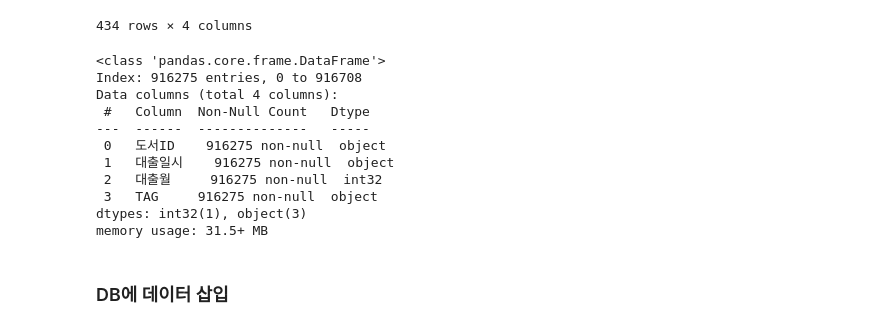
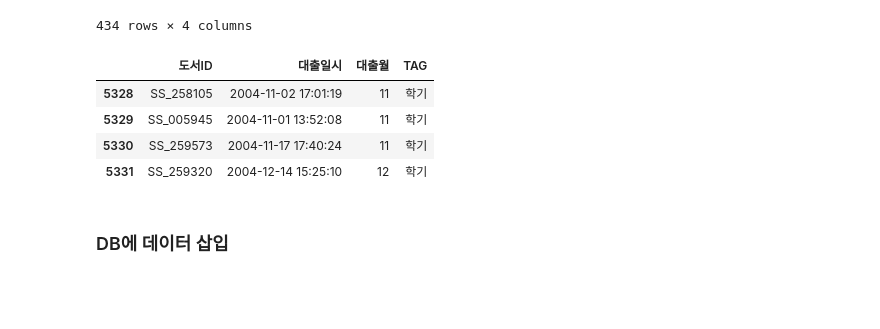
Before and after one commit to kid8422/SSUDatathon, a Jupyter notebook: Haechan/DB Init.ipynb, the cells around one changed output. Saved outputs shown, nothing was run; the diff lists cells and outputs as text; code cells hidden in the pictures; blank space fills up the shorter version.

```diff
--- a/Haechan/DB Init.ipynb
+++ b/Haechan/DB Init.ipynb
@@ -260,19 +244,13 @@ missing_df
 434 rows × 4 columns
 # %%
 filtered_rent_df = rent_df[~rent_df['도서ID'].isin(missing_ids)]
-filtered_rent_df.info()
+filtered_rent_df[5324:5328]
 # %% [output]
-<class 'pandas.core.frame.DataFrame'>
-Index: 916275 entries, 0 to 916708
-Data columns (total 4 columns):
- #   Column  Non-Null Count   Dtype
----  ------  --------------   -----
- 0   도서ID    916275 non-null  object
- 1   대출일시    916275 non-null  object
- 2   대출월     916275 non-null  int32
- 3   TAG     916275 non-null  object
-dtypes: int32(1), object(3)
-memory usage: 31.5+ MB
+|  | 도서ID | 대출일시 | 대출월 | TAG |
+| 5328 | SS_258105 | 2004-11-02 17:01:19 | 11 | 학기 |
+| 5329 | SS_005945 | 2004-11-01 13:52:08 | 11 | 학기 |
+| 5330 | SS_259573 | 2004-11-17 17:40:24 | 11 | 학기 |
+| 5331 | SS_259320 | 2004-12-14 15:25:10 | 12 | 학기 |
 # %% [markdown]
 ### DB에 데이터 삽입
 # %%
```
Also changed, not shown: parts of 2 cells of this notebook.
